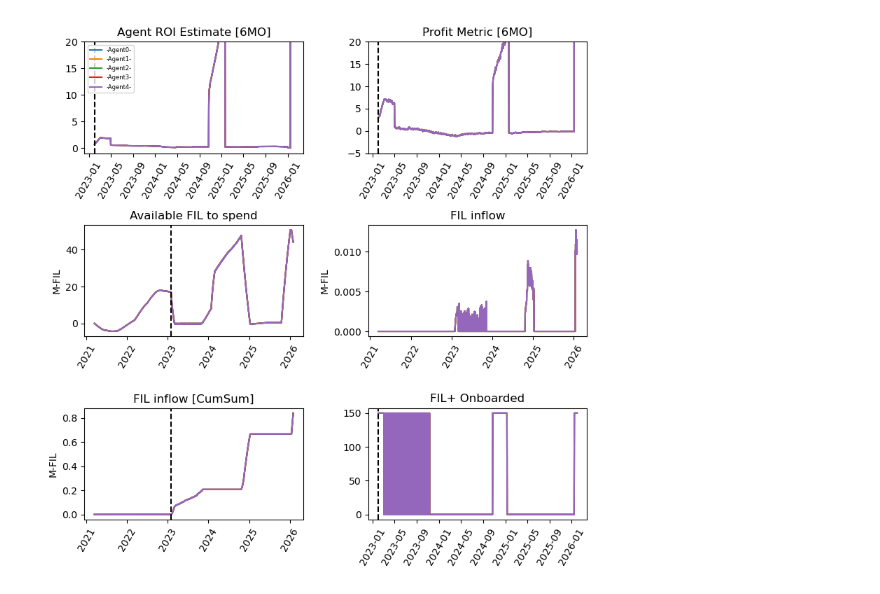
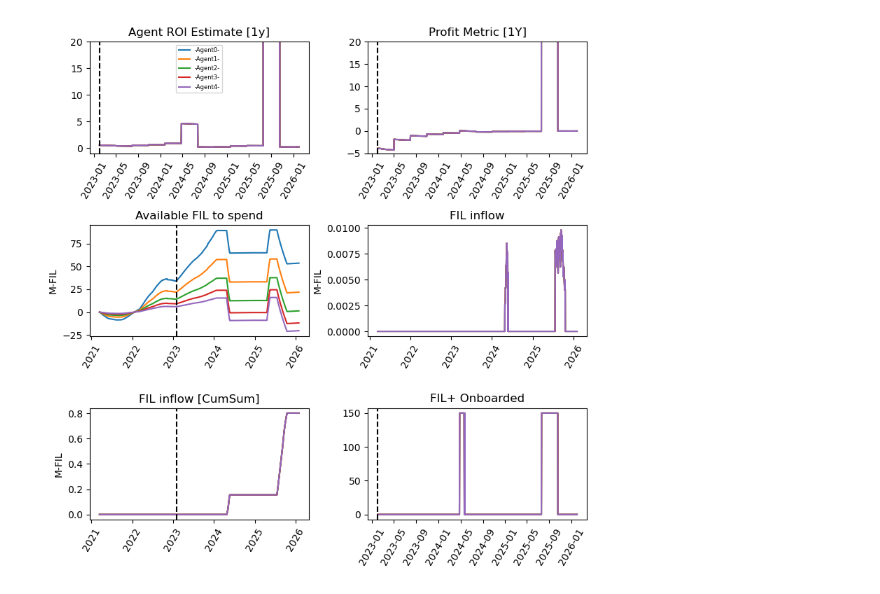
Before and after one commit to protocol/filecoin-agent-twin, a Jupyter notebook: notebooks/examine_agents.ipynb, the cells around one changed output. Cells and saved outputs as stored; diff of their text form; code cells hidden in the pictures.

```diff
--- a/notebooks/examine_agents.ipynb
+++ b/notebooks/examine_agents.ipynb
@@ -20,15 +20,11 @@ simulation_start_date = date(2023, 2, 1)
 results_root_dir='/Users/kiran/agentfil/exp'
 
 experiment_dirs = [
-    "nagents-125_type-greedy_optimism-3",
-    "nagents-125_type-greedy_optimism-4",
-    "nagents-25_type-greedy_optimism-4",
-    "nagents-25_type-greedy_optimism-3",
-    "nagents-5_type-greedy_optimism-3",
-    "nagents-5_type-greedy_optimism-4",
+    "maxrbponboard-75.00_nagents-5_type-farsighted_optimism-2_maxpow-0.20_geometricdist",
+    "maxrbponboard-75.00_nagents-5_type-farsighted_optimism-2_maxpow-0.40_geometricdist",
 ]
 
-examine_idx = 5
+examine_idx = 1
 examine_dir = experiment_dirs[examine_idx]
 # %%
 # agent plotting helper functions
@@ -100,16 +96,16 @@ def x_post_fn(x_ser_in):
 plt.figure(figsize=(8,8))
 
 plt.subplot(3,2,1)
-plot_agent(['roi_estimate_6mo'], examine_dir, x_post_process=x_post_fn)
+plot_agent(['roi_estimate_360'], examine_dir, x_post_process=x_post_fn)
 plt.axvline(simulation_start_date, linestyle='--', color='k')
-plt.title('Agent ROI Estimate [6MO]')
+plt.title('Agent ROI Estimate [1y]')
 plt.legend(fontsize=6)
 plt.ylim(-1,20)
 
 plt.subplot(3,2,2)
-plot_agent(['profit_duration_6mo'], examine_dir, x_post_process=x_post_fn)
+plot_agent(['profit_metric_360'], examine_dir, x_post_process=x_post_fn)
 plt.axvline(simulation_start_date, linestyle='--', color='k')
-plt.title('Profit Metric [6MO]')
+plt.title('Profit Metric [1Y]')
 plt.ylim(-5,20)
 
 plt.subplot(3,2,3)
@@ -132,31 +128,31 @@ plot_agent(keys, examine_dir,
            df_name='accounting_df')
 plt.axvline(simulation_start_date, linestyle='--', color='k')
 plt.ylabel('M-FIL')
 plt.title('Available FIL to spend')
 
 plt.subplot(3,2,4)
 post_process = lambda x: x/1_000_000
 plot_agent(['capital_inflow_FIL'], examine_dir,
            x_post_process=x_post_fn, y_post_process=post_process,
            df_name='accounting_df')
 plt.title('FIL inflow')
 plt.ylabel('M-FIL')
 
 plt.subplot(3,2,5)
 post_process = lambda x: x.cumsum()/1_000_000
 plot_agent(['capital_inflow_FIL'], examine_dir,
            x_post_process=x_post_fn, y_post_process=post_process, df_name='accounting_df')
 plt.axvline(simulation_start_date, linestyle='--', color='k')
 plt.title('FIL inflow [CumSum]')
 plt.ylabel('M-FIL')
 
 plt.subplot(3,2,6)
 plot_agent(['deal_onboarded'], examine_dir,
            x_post_process=x_post_fn)
 plt.axvline(simulation_start_date, linestyle='--', color='k')
 plt.title('FIL+ Onboarded')
 
 
 plt.tight_layout()
 # %% [output]
-[figure, old version]
+[figure, new version]
```
Also changed, not shown: 8 other files.
